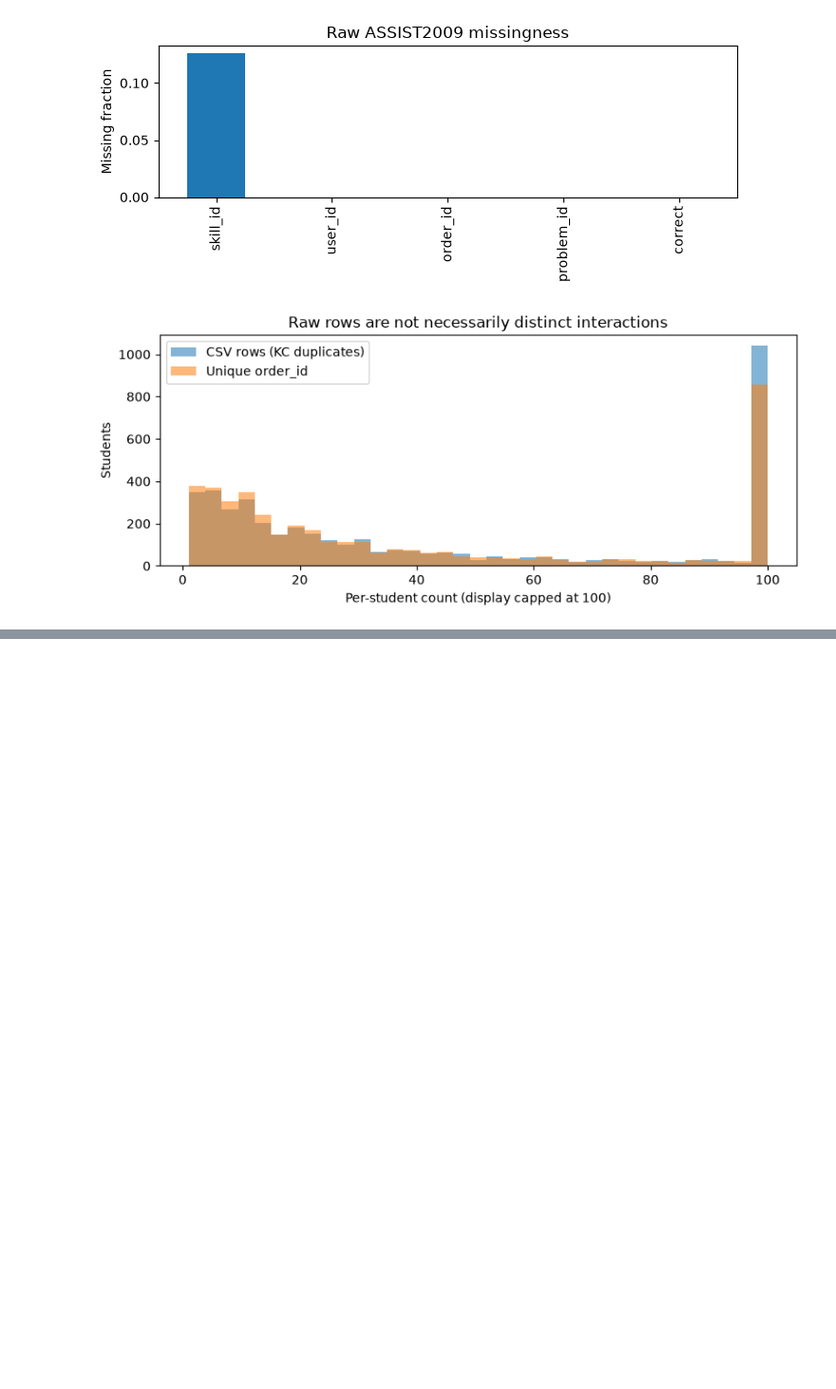
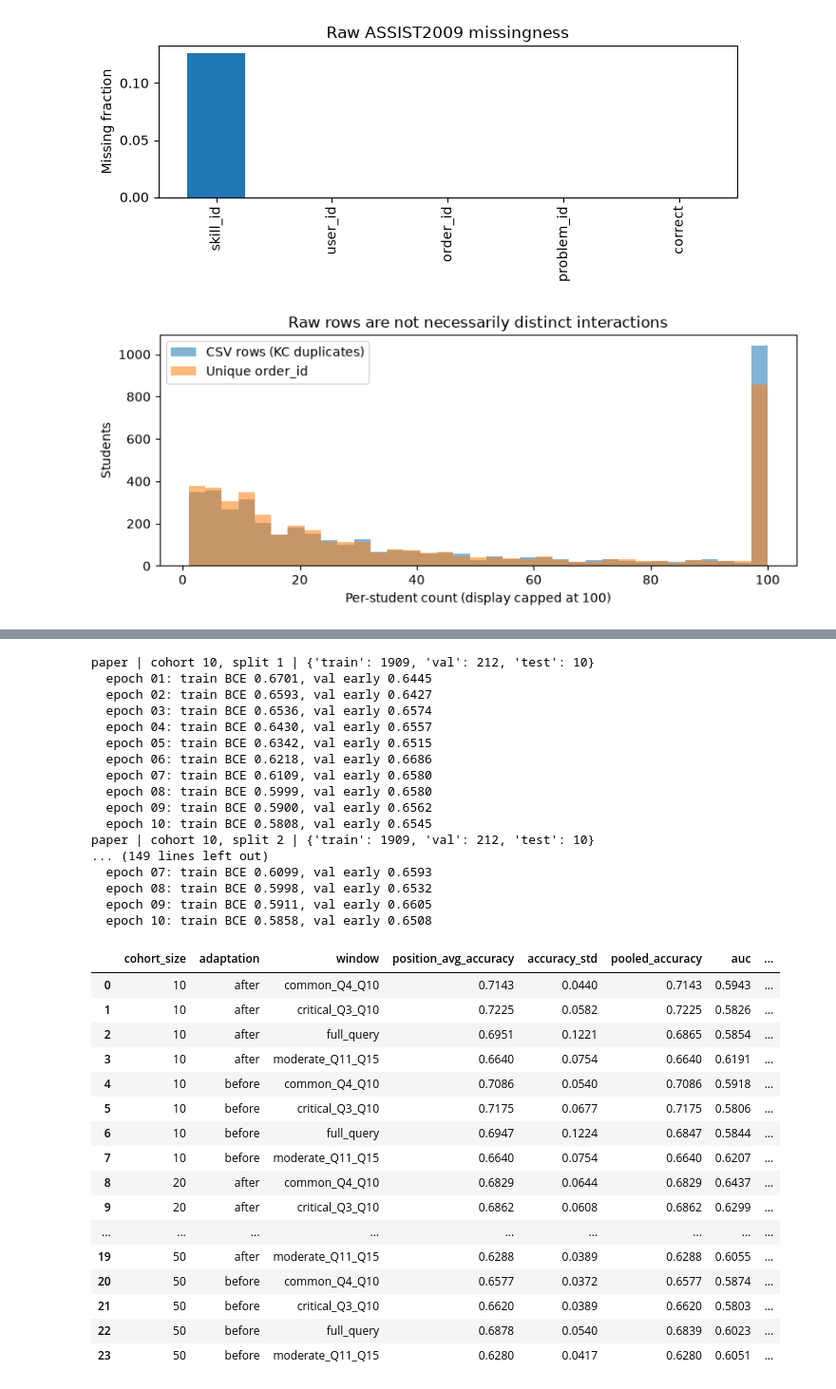
Before and after one commit to AIVIETNAM-AIO-LQThai/kt-state-lab, a Jupyter notebook: notebooks/MAML_KT.ipynb, the cells around one changed output, grey strips where cells are left out. Shown at 95% size. Drawn from its saved outputs; the diff is of its cells as text; code cells hidden in the pictures; blank space fills up the shorter version.

```diff
--- a/notebooks/MAML_KT.ipynb
+++ b/notebooks/MAML_KT.ipynb
@@ -394,13 +119,0 @@ This is a tiny correctness check, **not a synthetic training run**. Use one proc
-# %%
-student_ids = np.array(sorted(processed.student_id.astype(str).unique()))
-example_student = processed[processed.student_id == student_ids[0]]
-example_vocab = {str(q):i+2 for i,q in enumerate(sorted(example_student.question_id.unique()))}
-example_task = make_tasks(example_student, example_vocab, len(example_vocab)+2)[0]
-check_model = DKTGRU(len(example_vocab)+2, 8, 16).to(DEVICE)
-query_loss = loss_for(check_model, adapt(check_model, example_task['support'], True),
-                      example_task['query'])
-gradients = torch.autograd.grad(query_loss, tuple(check_model.parameters()))
-print('Support pairs:',example_task['support'][2].numel(),
-      '| earliest query Q'+str(example_task['positions'][0]),
-      '| gradient norm:',round(float(torch.linalg.vector_norm(
-          torch.stack([g.norm() for g in gradients]))),6))
@@ -676,0 +385,13 @@ Useful outputs: `paper/summary.csv`, `paper/split_results.csv`, `paper/position_
+# %%
+student_id = sorted(processed.student_id.unique())[0]
+example = processed[processed.student_id == student_id]
+example_vocab = {str(q): i+2 for i, q in enumerate(sorted(example.question_id.unique()))}
+for mode, observed, steps in [('paper', 2, 1), ('repo', 3, 2)]:
+    task = make_tasks(example, example_vocab, len(example_vocab)+2, observed)[0]
+    model_check = DKTGRU(len(example_vocab)+2, 8, 16).to(DEVICE)
+    loss = loss_for(model_check, adapt(model_check, task['support'], steps, True), task['query'])
+    grads = torch.autograd.grad(loss, tuple(model_check.parameters()))
+    grad_norm = torch.linalg.vector_norm(torch.stack([g.norm() for g in grads]))
+    print(mode, '| support pairs:', task['support'][2].numel(),
+          '| first query: Q'+str(task['positions'][0]),
+          '| meta-gradient norm:', float(grad_norm))
@@ -676,0 +544,37 @@ Useful outputs: `paper/summary.csv`, `paper/split_results.csv`, `paper/position_
+# %%
+paper_results = run_mode(mode='paper', support_observations=2, inner_steps=1, checkpoint_rule='validation')
+# %% [output]
+paper | cohort 10, split 1 | {'train': 1909, 'val': 212, 'test': 10}
+  epoch 01: train BCE 0.6701, val early 0.6445
+  epoch 02: train BCE 0.6593, val early 0.6427
+  epoch 03: train BCE 0.6536, val early 0.6574
+  epoch 04: train BCE 0.6430, val early 0.6557
+  epoch 05: train BCE 0.6342, val early 0.6515
+  epoch 06: train BCE 0.6218, val early 0.6686
+  epoch 07: train BCE 0.6109, val early 0.6580
+  epoch 08: train BCE 0.5999, val early 0.6580
+  epoch 09: train BCE 0.5900, val early 0.6562
+  epoch 10: train BCE 0.5808, val early 0.6545
+paper | cohort 10, split 2 | {'train': 1909, 'val': 212, 'test': 10}
+... (149 lines left out)
+  epoch 07: train BCE 0.6099, val early 0.6593
+  epoch 08: train BCE 0.5998, val early 0.6532
+  epoch 09: train BCE 0.5911, val early 0.6605
+  epoch 10: train BCE 0.5858, val early 0.6508
+|  | cohort_size | adaptation | window | position_avg_accuracy | accuracy_std | pooled_accuracy | auc | ... |
+| 0 | 10 | after | common_Q4_Q10 | 0.7143 | 0.0440 | 0.7143 | 0.5943 | ... |
+| 1 | 10 | after | critical_Q3_Q10 | 0.7225 | 0.0582 | 0.7225 | 0.5826 | ... |
+| 2 | 10 | after | full_query | 0.6951 | 0.1221 | 0.6865 | 0.5854 | ... |
+| 3 | 10 | after | moderate_Q11_Q15 | 0.6640 | 0.0754 | 0.6640 | 0.6191 | ... |
+| 4 | 10 | before | common_Q4_Q10 | 0.7086 | 0.0540 | 0.7086 | 0.5918 | ... |
+| 5 | 10 | before | critical_Q3_Q10 | 0.7175 | 0.0677 | 0.7175 | 0.5806 | ... |
+| 6 | 10 | before | full_query | 0.6947 | 0.1224 | 0.6847 | 0.5844 | ... |
+| 7 | 10 | before | moderate_Q11_Q15 | 0.6640 | 0.0754 | 0.6640 | 0.6207 | ... |
+| 8 | 20 | after | common_Q4_Q10 | 0.6829 | 0.0644 | 0.6829 | 0.6437 | ... |
+| 9 | 20 | after | critical_Q3_Q10 | 0.6862 | 0.0608 | 0.6862 | 0.6299 | ... |
+| ... | ... | ... | ... | ... | ... | ... | ... | ... |
+| 19 | 50 | after | moderate_Q11_Q15 | 0.6288 | 0.0389 | 0.6288 | 0.6055 | ... |
+| 20 | 50 | before | common_Q4_Q10 | 0.6577 | 0.0372 | 0.6577 | 0.5874 | ... |
+| 21 | 50 | before | critical_Q3_Q10 | 0.6620 | 0.0389 | 0.6620 | 0.5803 | ... |
+| 22 | 50 | before | full_query | 0.6878 | 0.0540 | 0.6839 | 0.6023 | ... |
+| 23 | 50 | before | moderate_Q11_Q15 | 0.6280 | 0.0417 | 0.6280 | 0.6051 | ... |
```
Also changed, not shown: parts of 50 cells of this notebook, 13 other files.
